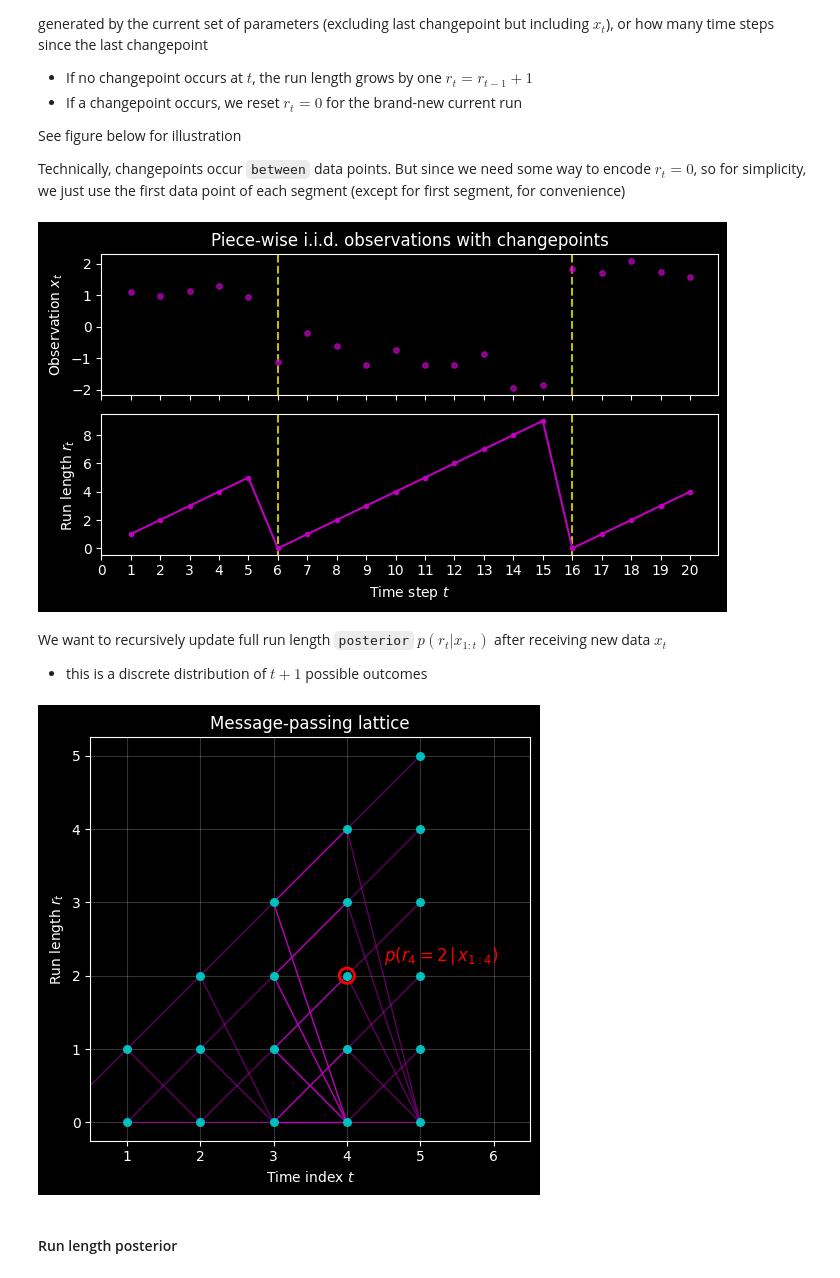
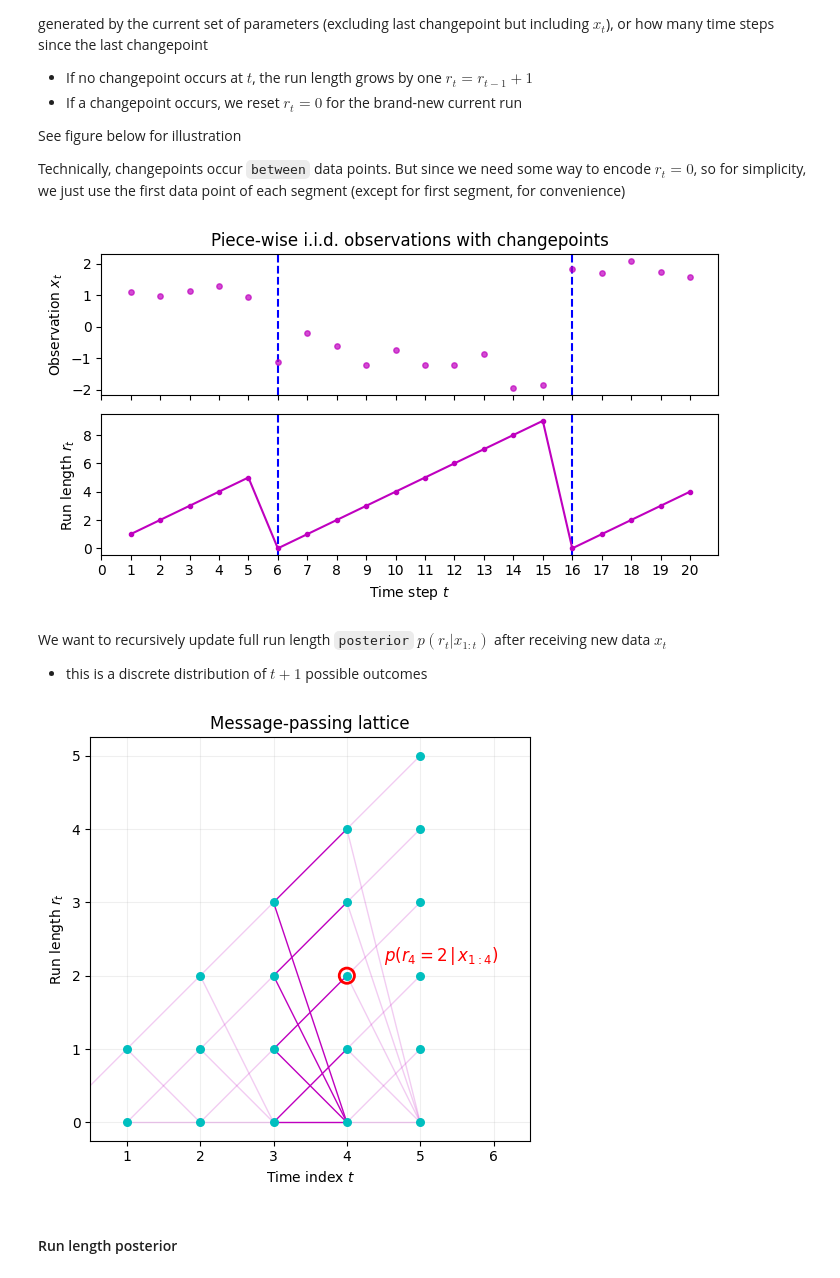
Before and after one commit to heyjianjing/time_series, a Jupyter notebook: ts_03_online_changepoint_detection.ipynb, the cells around one changed output. Saved outputs shown, nothing was run; the diff lists cells and outputs as text; code cells hidden in the pictures.

```diff
--- a/ts_03_online_changepoint_detection.ipynb
+++ b/ts_03_online_changepoint_detection.ipynb
@@ -20,7 +20,7 @@ from scipy.stats import norm, uniform
 from scipy.special import logsumexp
 import time
 
-plt.style.use('dark_background')
+# plt.style.use('dark_background')
 np.set_printoptions(formatter={'float': '{: 0.2e}'.format})
 # %%
 np.random.seed(42)
@@ -49,14 +49,14 @@ def plot_data(x, r, t, change_points):
 
     ax[0].scatter(t, x, c='m', s=15, alpha=0.7)
     for cp in change_points:
-        ax[0].axvline(cp, color= 'y',linestyle='--',zorder=-1)
+        ax[0].axvline(cp, color= 'b',linestyle='--',zorder=-1)
 
     ax[0].set_ylabel(r'Observation $x_t$')
     ax[0].set_title('Piece-wise i.i.d. observations with changepoints')
 
     ax[1].plot(t, r, 'm.-')
     for cp in change_points:
-        ax[1].axvline(cp, color= 'y',linestyle='--',zorder=-1)
+        ax[1].axvline(cp, color= 'b',linestyle='--',zorder=-1)
 
     ax[1].set_ylabel(r'Run length $r_t$')
     ax[1].set_xlabel('Time step $t$')
@@ -73,7 +73,7 @@ x, r, t, change_points = generate_data(segment_lengths, segment_means, segment_s
 
 plot_data(x, r, t, change_points)
 # %% [output]
-[figure, old version]
+[figure, new version]
 # %% [markdown]
 We want to recursively update full run length `posterior` $p(r_t|x_{1:t})$ after receiving new data $x_t$
   - this is a discrete distribution of $t+1$ possible outcomes
@@ -93,35 +93,35 @@ for t in range(1, T + 1):
 
 fig_1, ax_1 = plt.subplots(figsize=(7, 5))
 
 for (x0, y0), (x1, y1) in edges:
     if x0 != 3:
-        ax_1.plot([x0, x1], [y0, y1], color='m', linewidth=1, alpha=0.5)
+        ax_1.plot([x0, x1], [y0, y1], color='m', linewidth=1, alpha=0.2)
     else:
         ax_1.plot([x0, x1], [y0, y1], color='m', linewidth=1)
 
 x_nodes, y_nodes = zip(*nodes)
 ax_1.scatter(x_nodes, y_nodes, color='c', s=30, zorder=2)
 
 ax_1.scatter([4], [2], s=120, facecolors='none',
            edgecolors='r', linewidths=2, zorder=3)
 
 ax_1.text(
     4.5, 2.2,
     r'$p(r_{4}={2}\,|\,x_{{1:{4}}})$',
     color='r', fontsize=12, fontweight='bold'
 )
 
 ax_1.set_xlabel('Time index $t$')
 ax_1.set_ylabel('Run length $r_t$')
 ax_1.set_xlim(0.5, T + 1.5)
 ax_1.set_aspect('equal')
 ax_1.grid(True, alpha=0.2)
 
 ax_1.set_title('Message-passing lattice')
 fig_1.tight_layout()
 plt.show()
 # %% [output]
-[figure, old version]
+[figure, new version]
 # %% [markdown]
 #### Run length posterior
 # %% [markdown]
```
Also changed, not shown: parts of 3 cells of this notebook.
